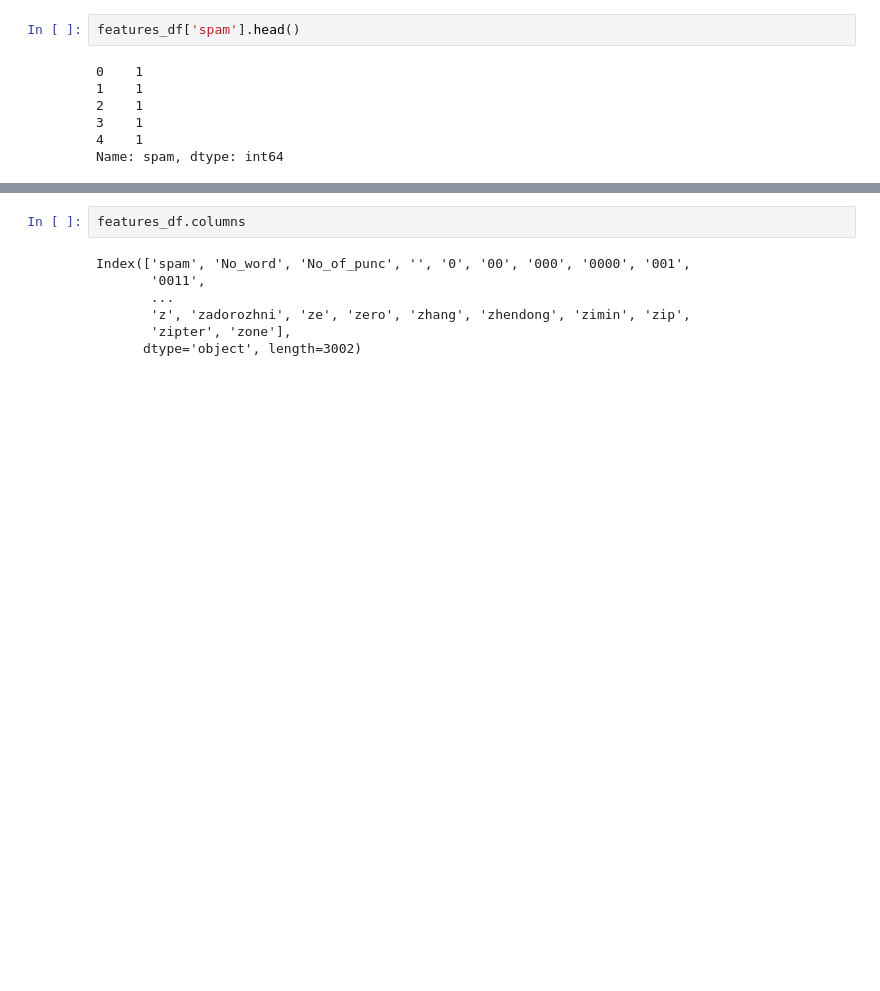
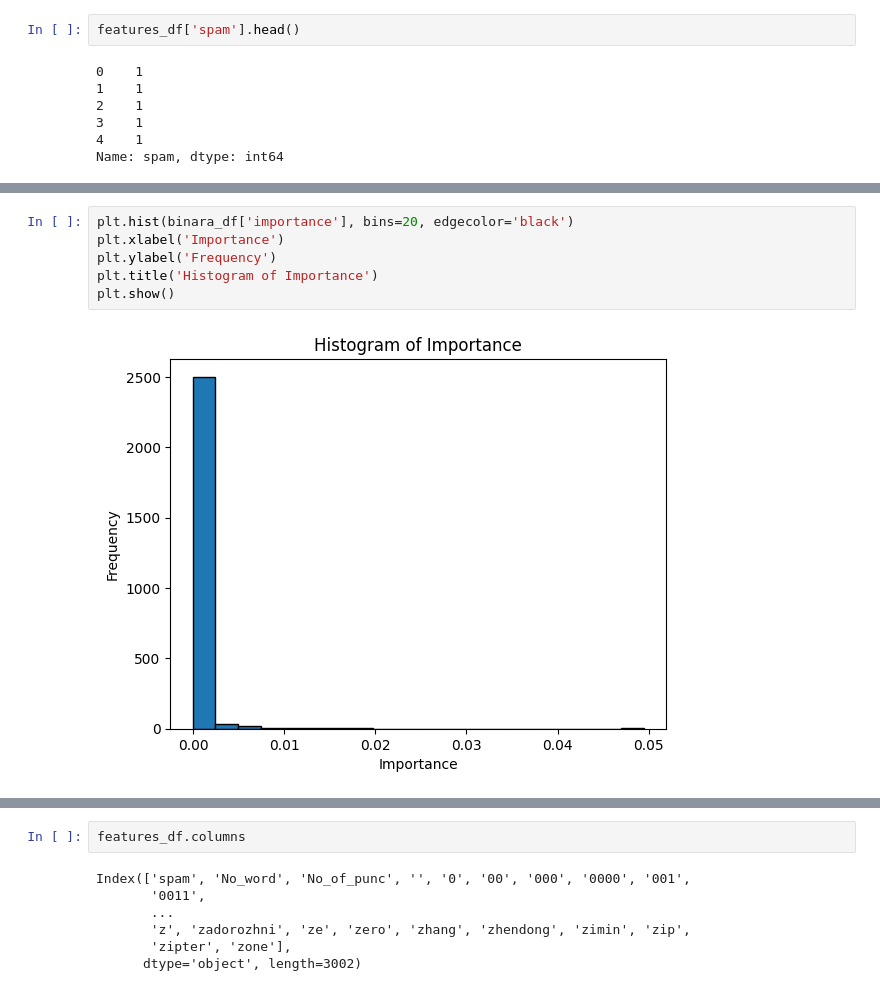
Before and after one commit to BinaraMendis7/Spam-Email-detecting-system, a Jupyter notebook: Untitled-1.ipynb, the cells around one changed output, grey strips where cells are left out. Drawn from its saved outputs; the diff is of its cells as text; blank space fills up the shorter version.

```diff
--- a/Untitled-1.ipynb
+++ b/Untitled-1.ipynb
@@ -311,0 +312,8 @@ print(binara_df)
+# %%
+plt.hist(binara_df['importance'], bins=20, edgecolor='black')
+plt.xlabel('Importance')
+plt.ylabel('Frequency')
+plt.title('Histogram of Importance')
+plt.show()
+# %% [output]
+[figure, added]
```
Also changed, not shown: parts of 10 cells of this notebook.
